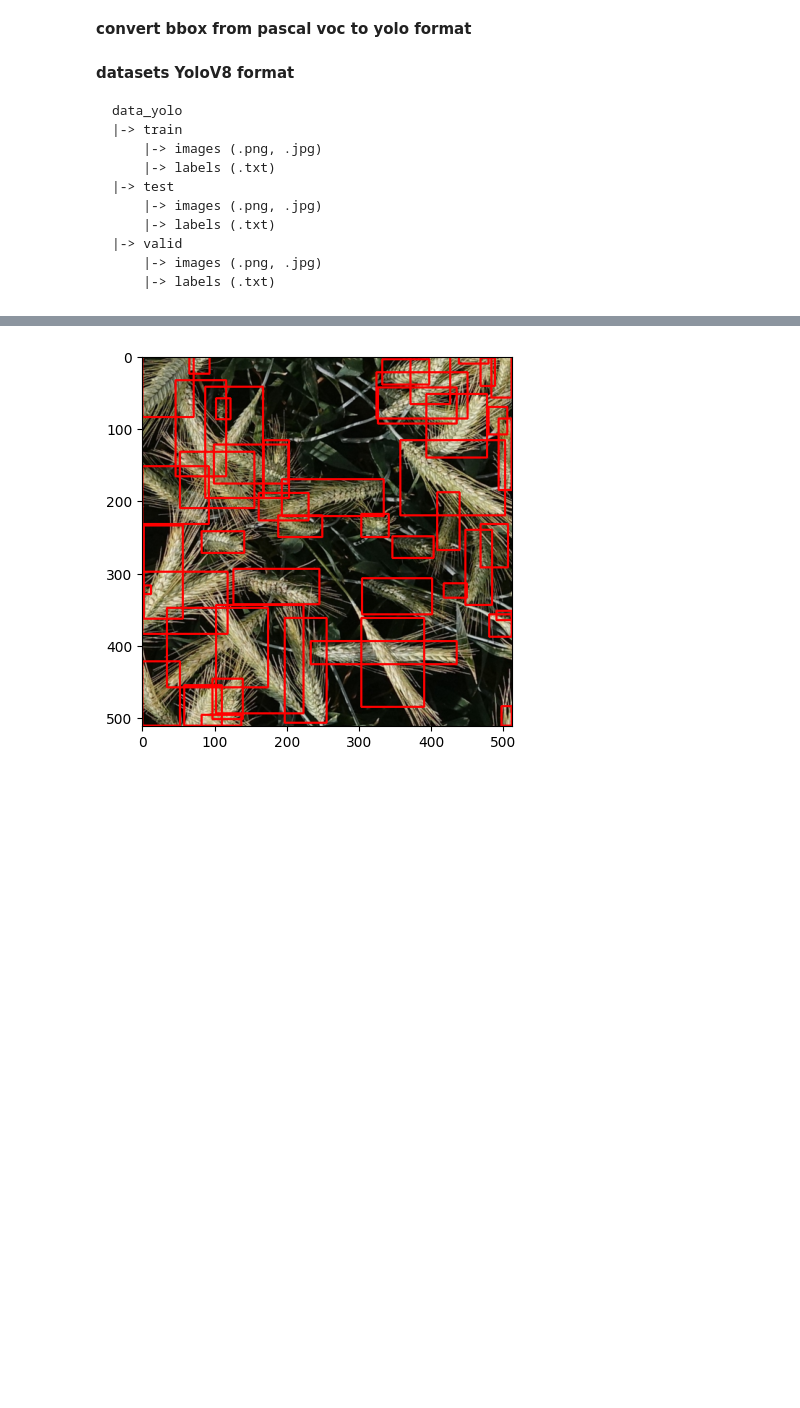
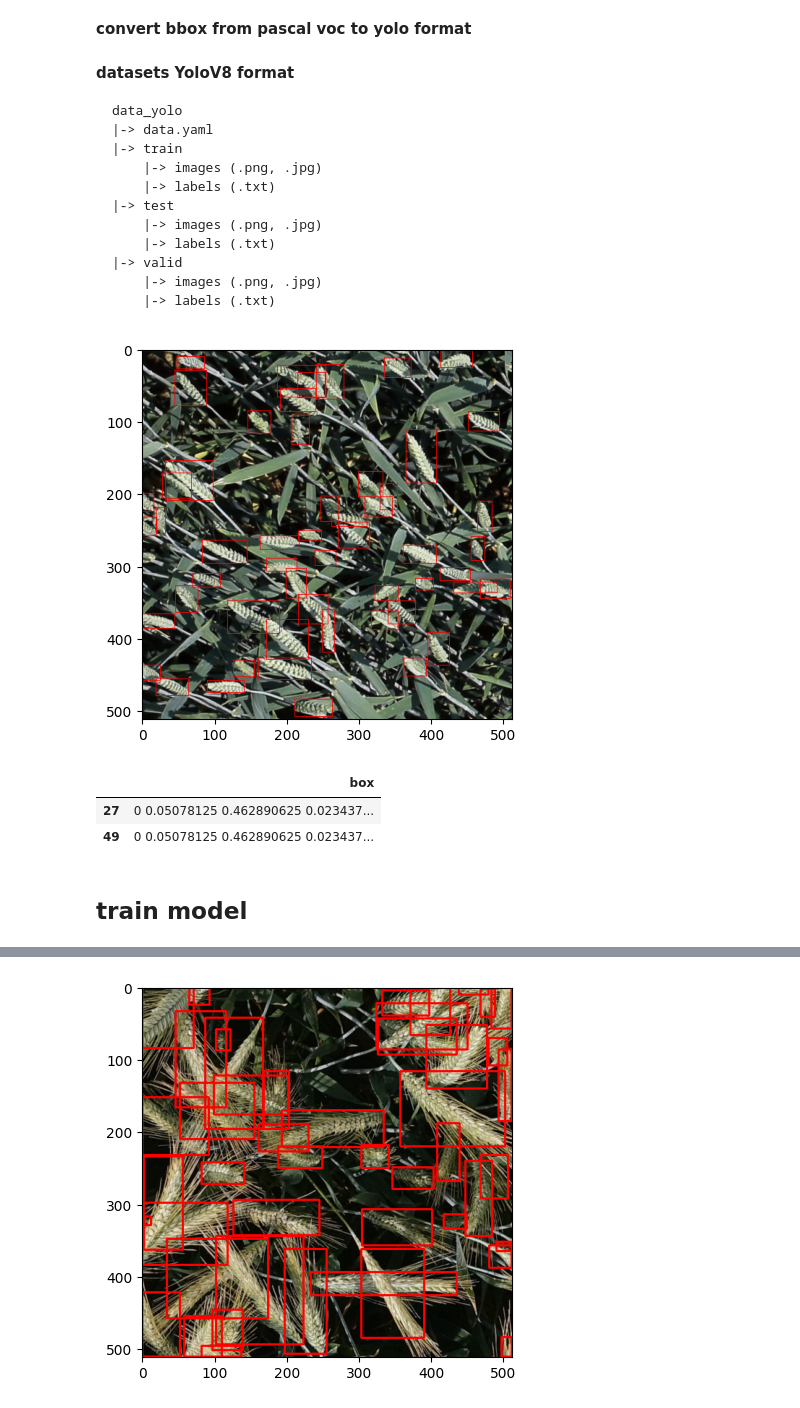
Before and after one commit to tzsoulcap/Agricultural-Product-Images-for-Super-AI-Engineer-SS3, a Jupyter notebook: Agricultural_Product_Images_for_Super_AI_Engineer_SS3.ipynb, the cells around one changed output, grey strips where cells are left out. Drawn from its saved outputs; the diff is of its cells as text; code cells hidden in the pictures; blank space fills up the shorter version.

```diff
--- a/Agricultural_Product_Images_for_Super_AI_Engineer_SS3.ipynb
+++ b/Agricultural_Product_Images_for_Super_AI_Engineer_SS3.ipynb
@@ -83,6 +81,7 @@ def pascal_voc_to_yolo(x1, y1, x2, y2, image_w, image_h):
 **datasets YoloV8 format**
 
     data_yolo
+    |-> data.yaml
     |-> train
         |-> images (.png, .jpg)
         |-> labels (.txt)
@@ -131,3 +130,38 @@ for f_name in valid:
     f = open(f'/content/data_yolo/valid/labels/{f_name}.txt', 'w')
     f.write('\n'.join(boxes))
     f.close()
+# %%
+def yolo_to_pascal_voc(x_center, y_center, w, h,  image_w=512, image_h=512):
+    w = w * image_w
+    h = h * image_h
+    x1 = ((2 * x_center * image_w) - w)/2
+    y1 = ((2 * y_center * image_h) - h)/2
+    x2 = x1 + w
+    y2 = y1 + h
+    return [x1, y1, x2, y2]
+# %%
+f = open('/content/data_yolo/train/labels/0426952b511fd68839c0b1ee6a27fac85faad765e91e4ce09148dc345c8ba039.txt', 'r')
+text = f.readlines()
+f.close()
+all_bbox = list(map(lambda x: x.split('\n')[0], text))
+all_bbox = list(map(lambda x: x.split(' ')[1:], all_bbox))
+img = cv2.imread('/content/data_yolo/train/images/0426952b511fd68839c0b1ee6a27fac85faad765e91e4ce09148dc345c8ba039.png')
+
+for b in all_bbox:
+    x1, y1, x2, y2 = yolo_to_pascal_voc(float(b[0]), float(b[1]), float(b[2]), float(b[3]))
+    # if float(b[0]) == 0.05078125:
+        # print('yes')
+    cv2.rectangle(img, (int(x1), int(y1)), (int(x2), int(y2)), (0, 0, 255), 1)
+plt.imshow(cv2.cvtColor(img, cv2.COLOR_BGR2RGB))
+plt.show()
+# %% [output]
+[figure, added]
+# %%
+df = pd.DataFrame({'box': text})
+df[df['box']=='0 0.05078125 0.462890625 0.0234375 0.0703125\n']
+# %% [output]
+|  | box |
+| 27 | 0 0.05078125 0.462890625 0.023437... |
+| 49 | 0 0.05078125 0.462890625 0.023437... |
+# %% [markdown]
+## train model
```
Also changed, not shown: parts of 8 cells of this notebook.
